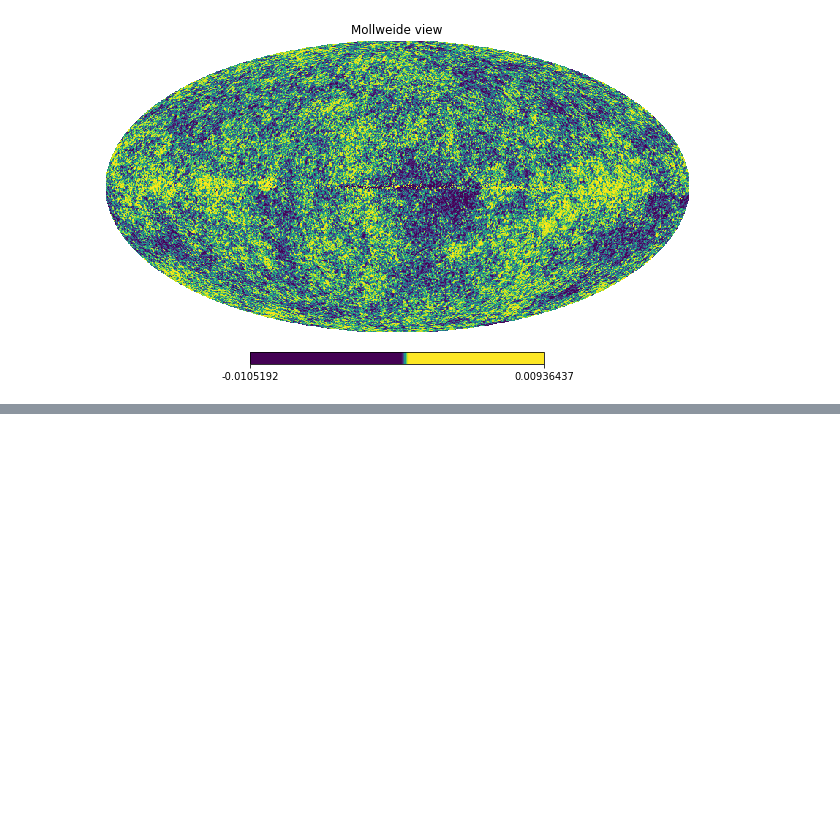
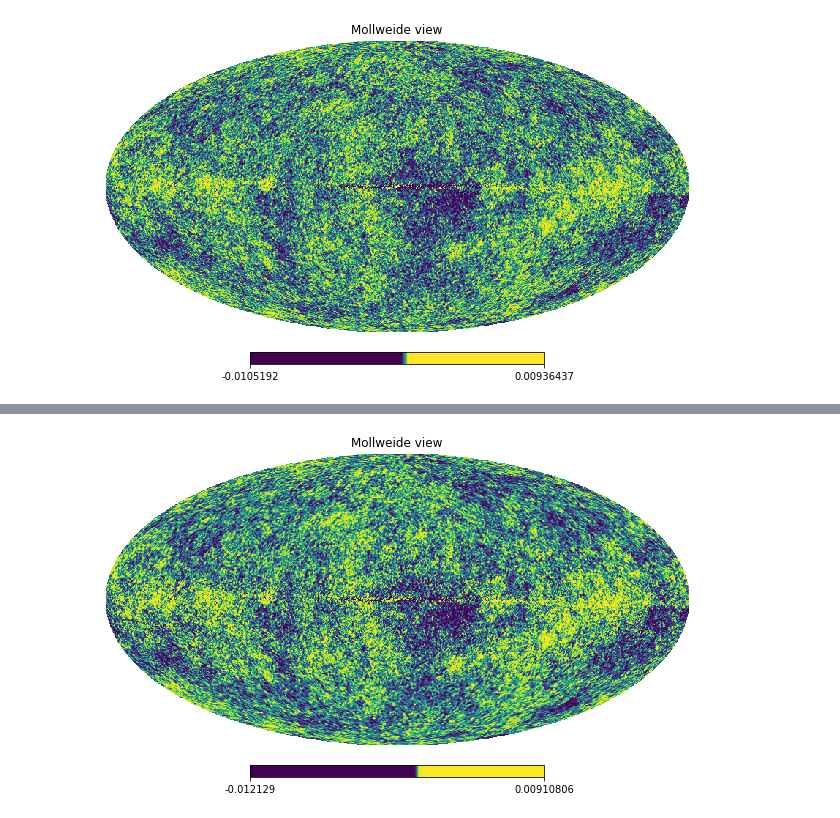
Before and after one commit to samgagnon/data-final, a Jupyter notebook: CMB_Map.ipynb, the cells around one changed output, grey strips where cells are left out. Saved outputs shown, nothing was run; the diff lists cells and outputs as text; code cells hidden in the pictures; blank space fills up the shorter version.

```diff
--- a/CMB_Map.ipynb
+++ b/CMB_Map.ipynb
@@ -70,10 +70,11 @@ def map_sum(w):
     """Given an array of weights w,returns a weighted sum of the maps"""
     return w@map_array
 # %%
-def get_H():
+def get_H(map_array):
     i = 0
     j = 0
     H = np.zeros((len(map_array), len(map_array)))
+
     for m in map_array:
 
         j = 0
@@ -85,4 +86,4 @@ def get_H():
         i+=1
     return H
 # %%
-H = get_H()
+H = get_H(map_array)
@@ -132,3 +243,5 @@ NameError: name 'numslices' is not defined
+# %%
+a = (sliceCMBFixer(12,map_array))
 # %%
 #Me messing around
 
@@ -141,0 +259,4 @@ hp.mollview(shape, title="Mollview image RING")
+# %%
+hp.mollview(a, norm = 'Hist')
+# %% [output]
+[figure, added]
```
Also changed, not shown: parts of 8 cells of this notebook.
